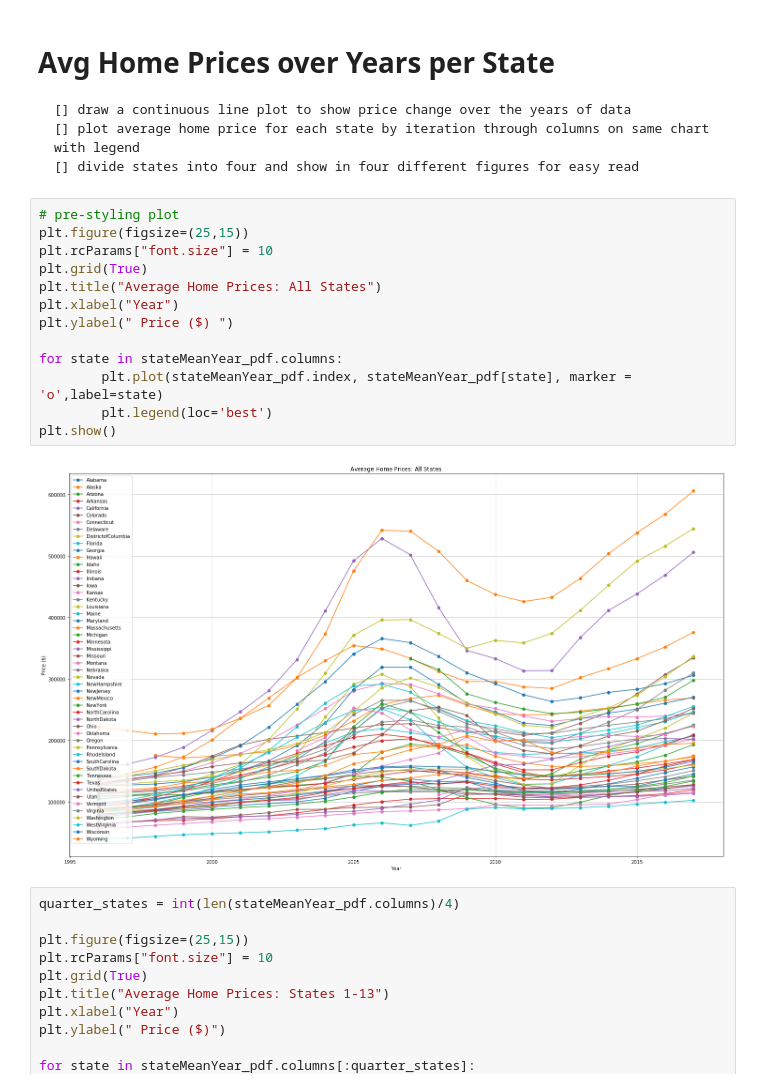
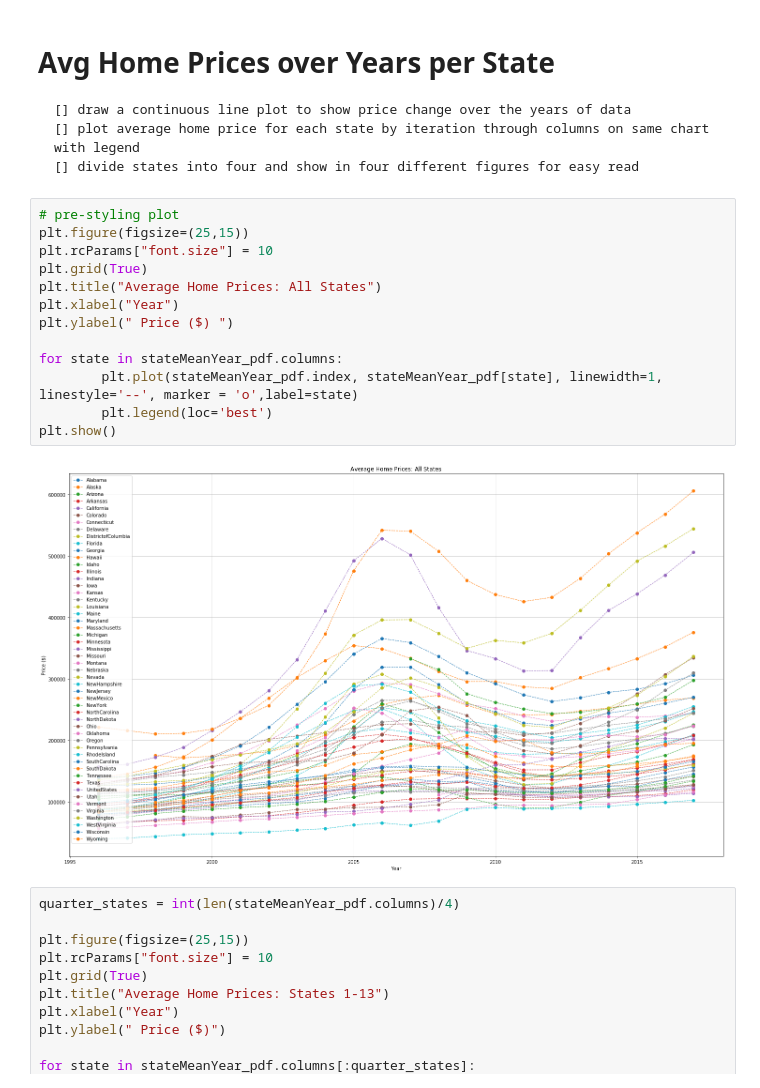
Before and after one commit to attila5287/DU_BigData_TeamProject1_WheresJames, a Jupyter notebook: Pr1_TeamWheresJames_Attila_RealEstate.ipynb, the cells around one changed output. Saved outputs shown, nothing was run; the diff lists cells and outputs as text.

```diff
--- a/Pr1_TeamWheresJames_Attila_RealEstate.ipynb
+++ b/Pr1_TeamWheresJames_Attila_RealEstate.ipynb
@@ -107,18 +103,18 @@ stateMeanYear_pdf
 # %%
 # pre-styling plot
 plt.figure(figsize=(25,15))
 plt.rcParams["font.size"] = 10
 plt.grid(True)
 plt.title("Average Home Prices: All States")
 plt.xlabel("Year")
 plt.ylabel(" Price ($) ")
 
 for state in stateMeanYear_pdf.columns:
-        plt.plot(stateMeanYear_pdf.index, stateMeanYear_pdf[state], marker = 'o',label=state)
+        plt.plot(stateMeanYear_pdf.index, stateMeanYear_pdf[state], linewidth=1, linestyle='--', marker = 'o',label=state)
         plt.legend(loc='best')
 plt.show()
 # %% [output]
-[figure, old version]
+[figure, new version]
 # %%
 quarter_states = int(len(stateMeanYear_pdf.columns)/4)
 
```
Also changed, not shown: parts of 28 cells of this notebook.
